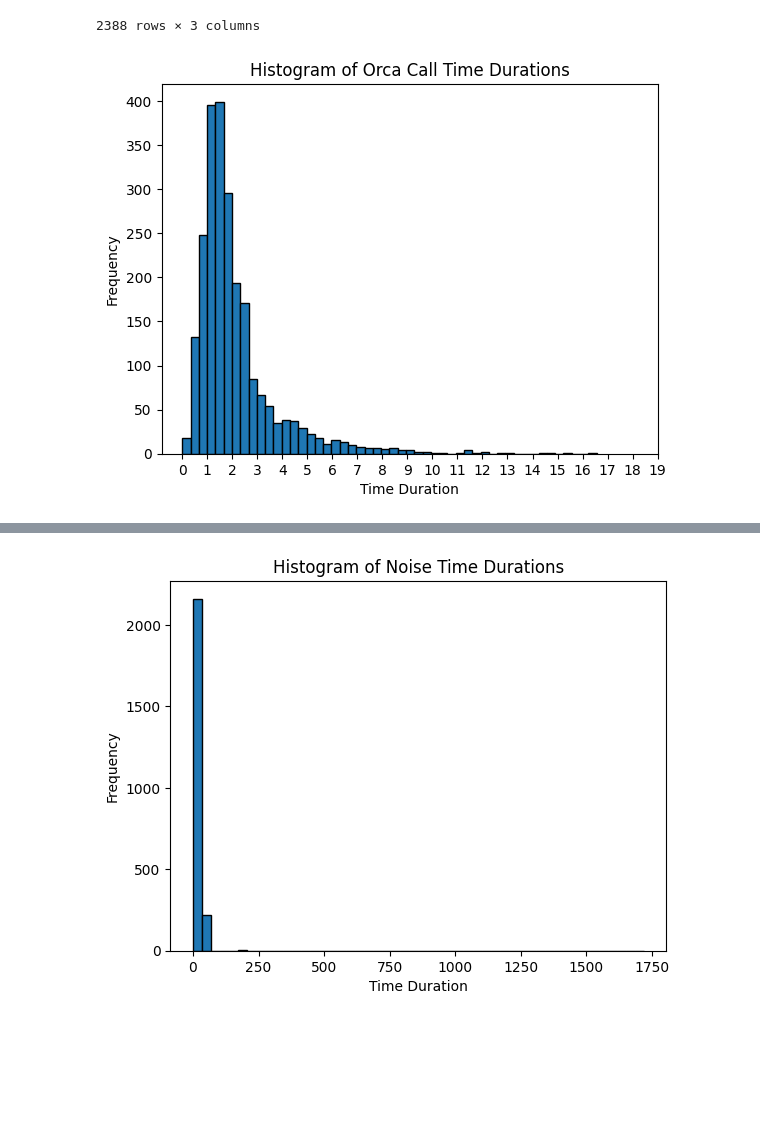
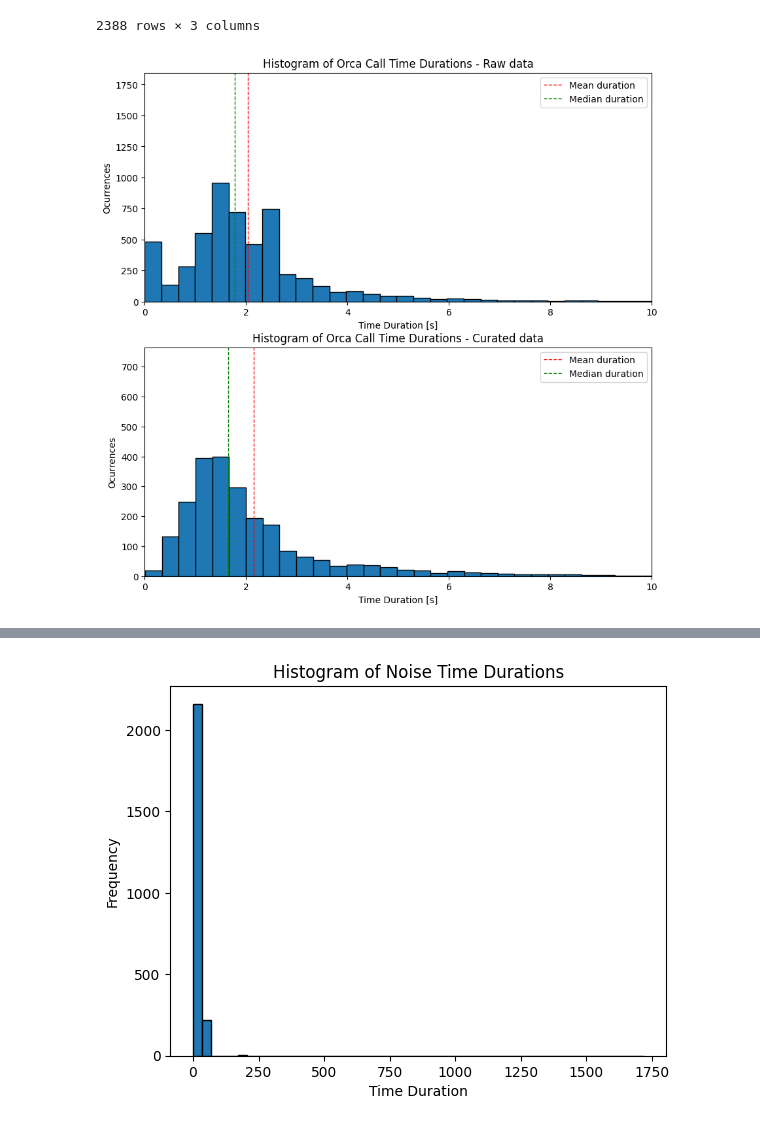
Before and after one commit to Denolle-Lab/OrcaSeis, a Jupyter notebook: data_cleaning.ipynb, the cells around one changed output, grey strips where cells are left out. Saved outputs shown, nothing was run; the diff lists cells and outputs as text; code cells hidden in the pictures; blank space fills up the shorter version.

Commit message:
Improved data cleaning

```diff
--- a/data_cleaning.ipynb
+++ b/data_cleaning.ipynb
@@ -264,23 +264,41 @@ noise_df
 2388 rows × 3 columns
 # %%
 # SEEING HISTOGRAM FOR TIME DURATIONS OF ORCA CALLS
-orca_durations = pd.DataFrame()
-orca_durations['durations'] = orca_call_df['end_time_s'] - orca_call_df['start_time_s']
-orca_durations_list = orca_durations['durations'].tolist()
+orca_durations = df['duration_s']
+orca_durations_processed = orca_call_df['end_time_s'] - orca_call_df['start_time_s']
+
+orca_durations_list_processed = orca_durations_processed.tolist()
+orca_durations_list = orca_durations.tolist()
 
 # Create the histogram
+plt.figure(figsize=(10, 10))
+plt.subplot(211)
 plt.hist(orca_durations_list, bins=50, edgecolor='black')
+plt.vlines(np.mean(orca_durations_list),0,2000, color='red', linestyle='dashed', linewidth=1, label='Mean duration')
+plt.vlines(np.median(orca_durations_list),0,2000, color='green', linestyle='dashed', linewidth=1, label='Median duration')
+# Add title and labels
+plt.title('Histogram of Orca Call Time Durations - Raw data')
+plt.xlabel('Time Duration [s]')
+plt.legend()
+plt.ylabel('Ocurrences')
+plt.ylim(0, np.max(np.histogram(orca_durations_list, bins=25)[0])*1.1)
+plt.xlim(0, 10)
+
+plt.subplot(212)
+plt.hist(orca_durations_list_processed, bins=50, edgecolor='black')
+plt.vlines(np.mean(orca_durations_list_processed),0,2000, color='red', linestyle='dashed', linewidth=1, label='Mean duration')
+plt.vlines(np.median(orca_durations_list_processed),0,2000, color='green', linestyle='dashed', linewidth=1, label='Median duration')
 
 # Add title and labels
-plt.title('Histogram of Orca Call Time Durations')
-plt.xlabel('Time Duration')
-plt.ylabel('Frequency')
-
-plt.xticks(range(0, 20, 1))
+plt.title('Histogram of Orca Call Time Durations - Curated data')
+plt.xlabel('Time Duration [s]')
+plt.ylabel('Ocurrences')
+plt.ylim(0, np.max(np.histogram(orca_durations_list_processed, bins=25)[0])*1.1)
+plt.xlim(0, 10)
+plt.legend()
 
 # Show the plot
+plt.vspace = 0.5
 plt.show()
-
-# Most orca calls have a time duration of 1s.
 # %% [output]
-[figure, old version]
+[figure, new version]
```
Also changed, not shown: parts of 1 cell of this notebook, 2 other files.
